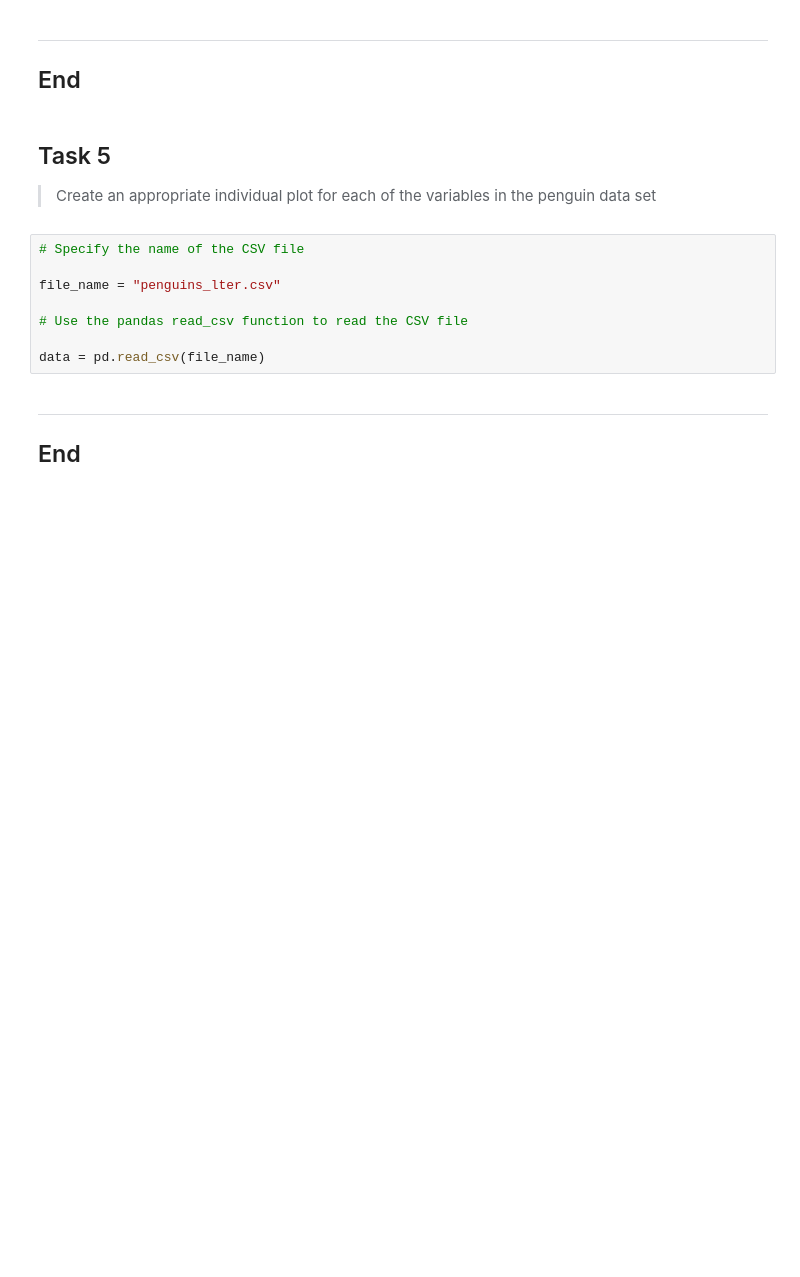
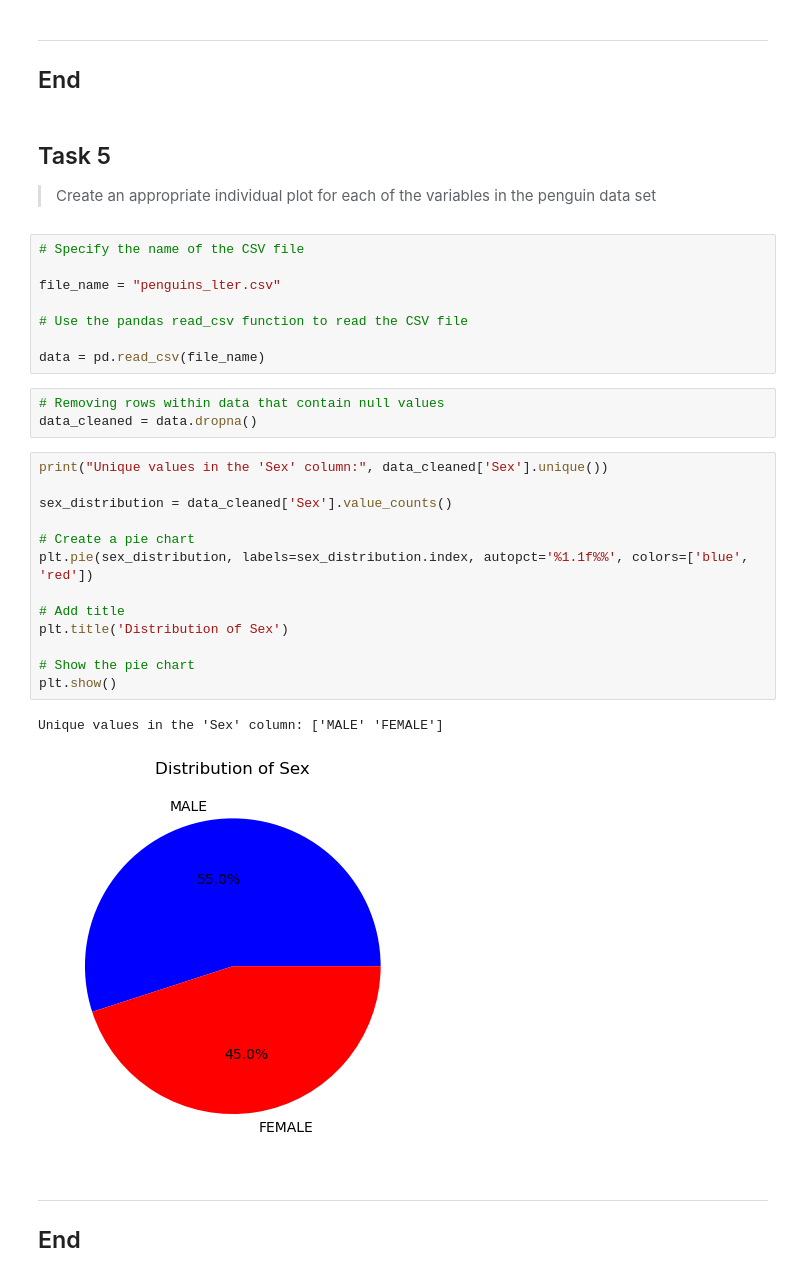
Before and after one commit to mcgarrya28/dataanalysis, a Jupyter notebook: tasks.ipynb, the cells around one changed output. Cells and saved outputs as stored; diff of their text form; blank space fills up the shorter version.

Commit message:
Inital Plot Task 5

```diff
--- a/tasks.ipynb
+++ b/tasks.ipynb
@@ -201,6 +201,25 @@ file_name = "penguins_lter.csv"
 # Use the pandas read_csv function to read the CSV file
 
 data = pd.read_csv(file_name)
+# %%
+# Removing rows within data that contain null values
+data_cleaned = data.dropna()
+# %%
+print("Unique values in the 'Sex' column:", data_cleaned['Sex'].unique())
+
+sex_distribution = data_cleaned['Sex'].value_counts()
+
+# Create a pie chart
+plt.pie(sex_distribution, labels=sex_distribution.index, autopct='%1.1f%%', colors=['blue', 'red'])
+
+# Add title
+plt.title('Distribution of Sex')
+
+# Show the pie chart
+plt.show()
+# %% [output]
+Unique values in the 'Sex' column: ['MALE' 'FEMALE']
+[figure, added]
 # %% [markdown]
 ***
 
```
